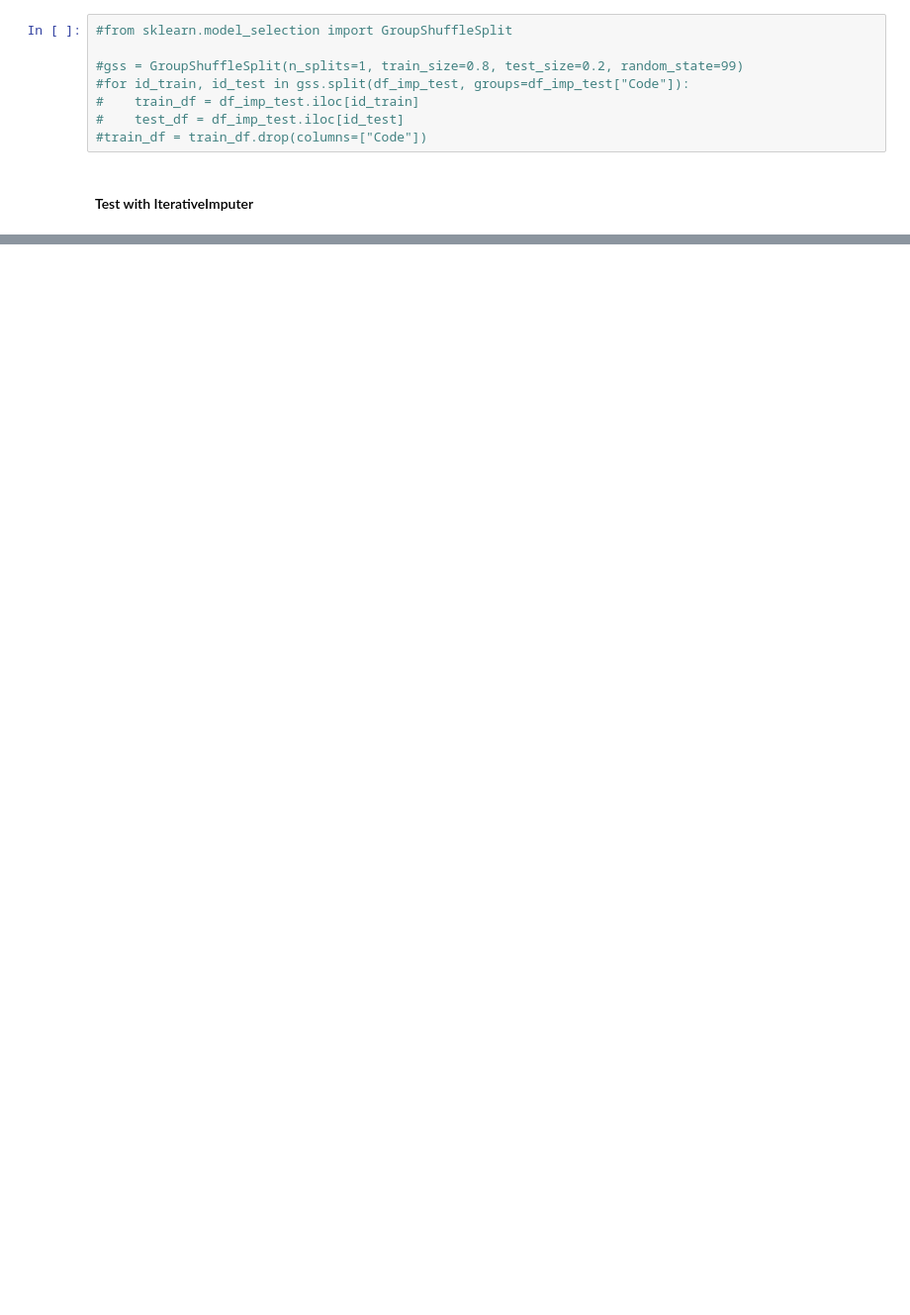
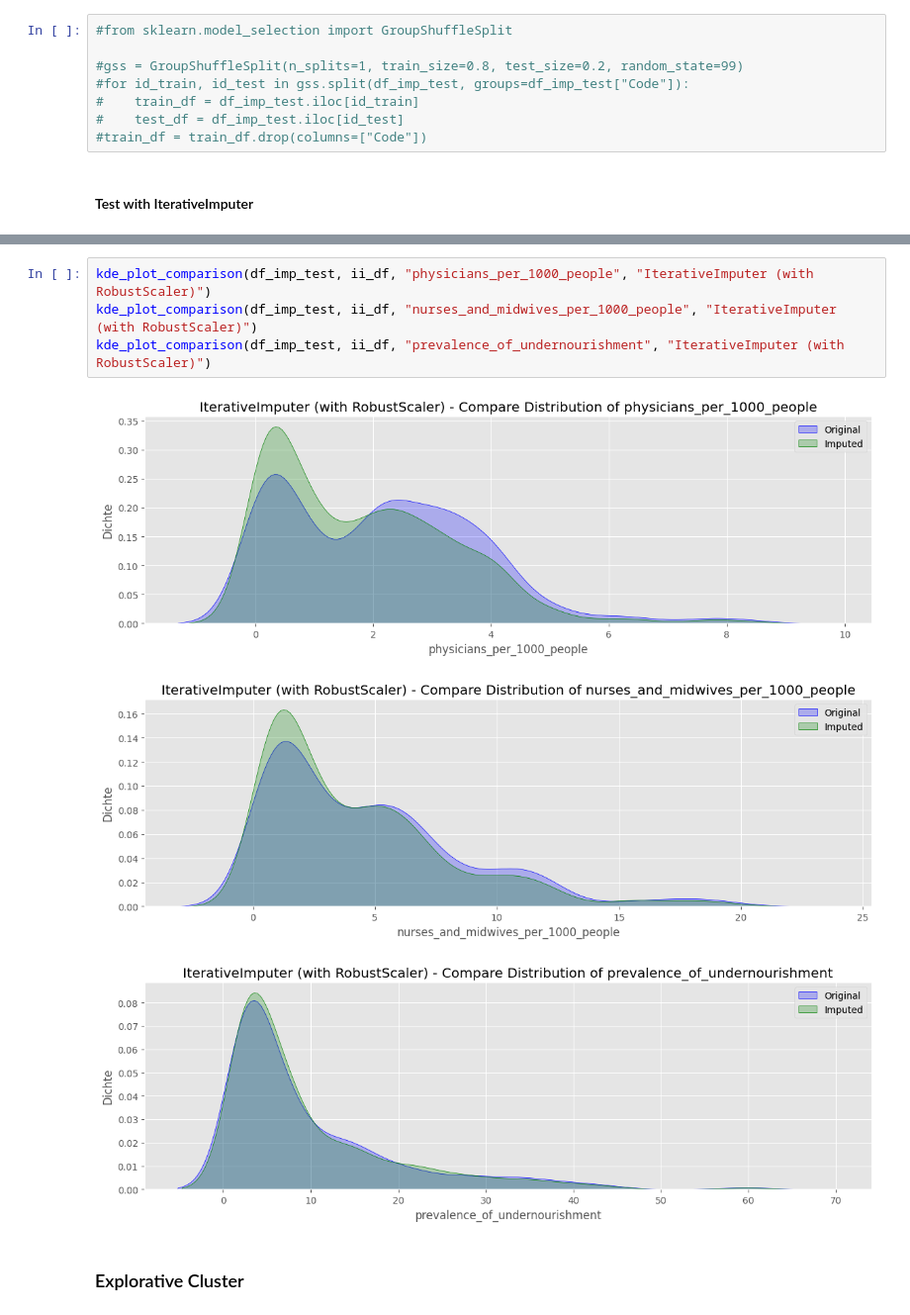
Before and after one commit to HamzahFayad/master_thesis_child_mortality, a Jupyter notebook: 01_notebooks/2_data_preprocessing.ipynb, the cells around one changed output, grey strips where cells are left out. Shown at 99% size. Saved outputs shown, nothing was run; the diff lists cells and outputs as text; blank space fills up the shorter version.

```diff
--- a/01_notebooks/2_data_preprocessing.ipynb
+++ b/01_notebooks/2_data_preprocessing.ipynb
@@ -425,0 +383,10 @@ df_imputed_subset
+# %%
+kde_plot_comparison(df_imp_test, ii_df, "physicians_per_1000_people", "IterativeImputer (with RobustScaler)")
+kde_plot_comparison(df_imp_test, ii_df, "nurses_and_midwives_per_1000_people", "IterativeImputer (with RobustScaler)")
+kde_plot_comparison(df_imp_test, ii_df, "prevalence_of_undernourishment", "IterativeImputer (with RobustScaler)")
+# %% [output]
+[figure, added]
+[figure, added]
+[figure, added]
+# %% [markdown]
+### Explorative Cluster
```
Also changed, not shown: parts of 17 cells of this notebook, 1 other file.
